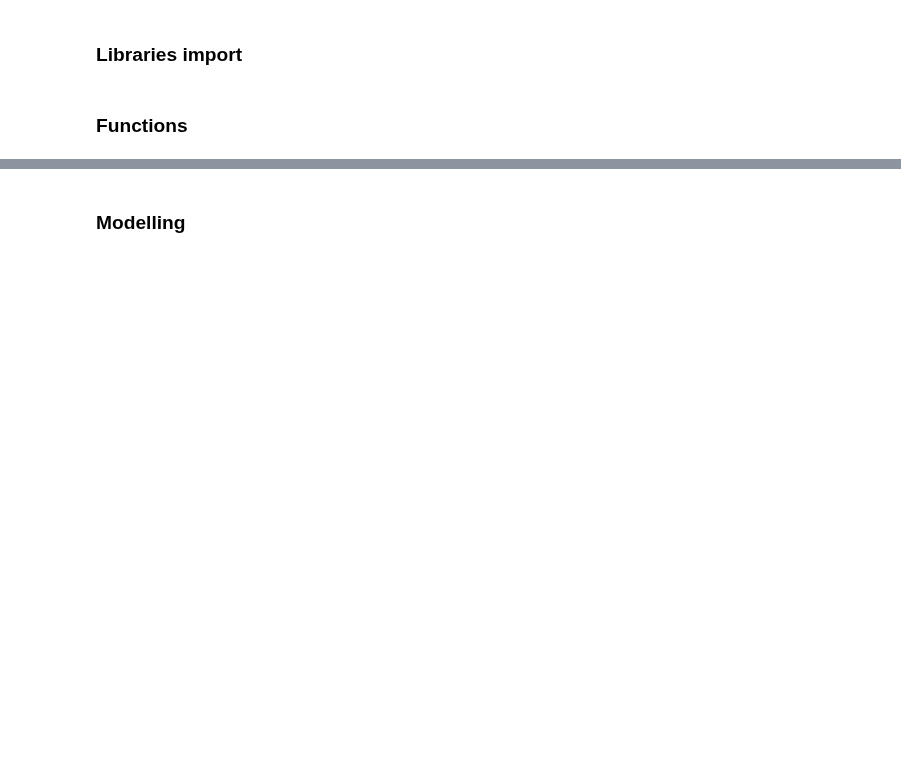
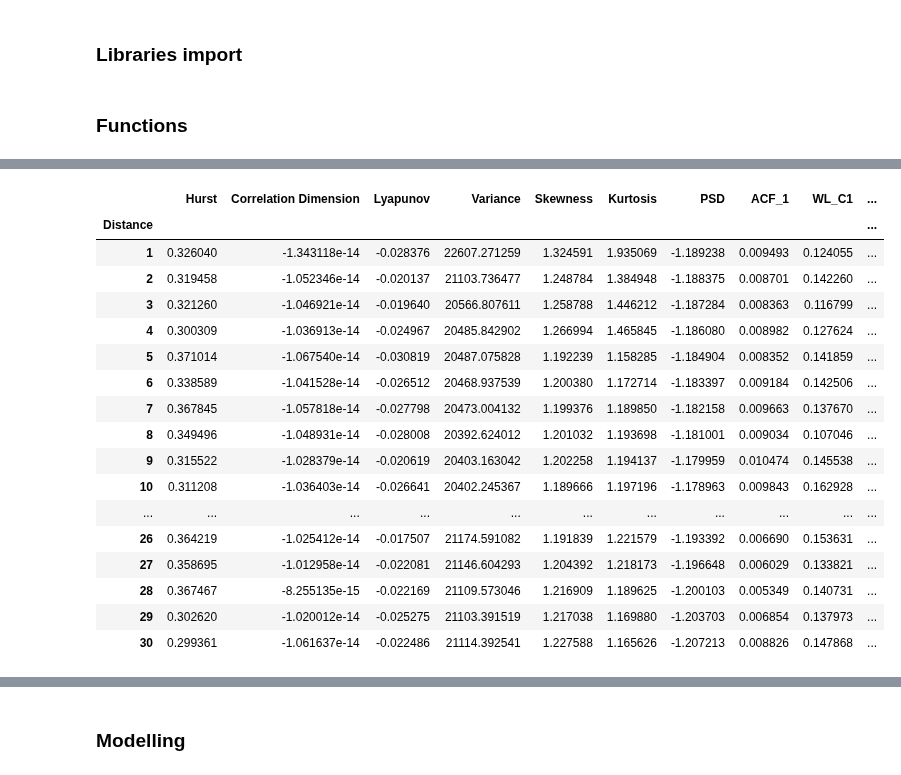
Before and after one commit to lebedevaale/early_warning_model, a Jupyter notebook: modelling.ipynb, the cells around one changed output, grey strips where cells are left out. Saved outputs shown, nothing was run; the diff lists cells and outputs as text; code cells hidden in the pictures; blank space fills up the shorter version.

```diff
--- a/modelling.ipynb
+++ b/modelling.ipynb
@@ -181,0 +278,23 @@ def model_optimization(Y_train,
+# %%
+data_max = data_logdyn.groupby('Distance')[data_logdyn.columns.drop(['Volume', 'MA100', 'Rise', 'Distance', 'Index', 'Ticker'])].min().iloc[:30]
+data_max.to_parquet('Data/final_max.parquet')
+data_max
+# %% [output]
+|  | Hurst | Correlation Dimension | Lyapunov | Variance | Skewness | Kurtosis | PSD | ACF_1 | WL_C1 | ... |
+| Distance |  |  |  |  |  |  |  |  |  | ... |
+| 1 | 0.326040 | -1.343118e-14 | -0.028376 | 22607.271259 | 1.324591 | 1.935069 | -1.189238 | 0.009493 | 0.124055 | ... |
+| 2 | 0.319458 | -1.052346e-14 | -0.020137 | 21103.736477 | 1.248784 | 1.384948 | -1.188375 | 0.008701 | 0.142260 | ... |
+| 3 | 0.321260 | -1.046921e-14 | -0.019640 | 20566.807611 | 1.258788 | 1.446212 | -1.187284 | 0.008363 | 0.116799 | ... |
+| 4 | 0.300309 | -1.036913e-14 | -0.024967 | 20485.842902 | 1.266994 | 1.465845 | -1.186080 | 0.008982 | 0.127624 | ... |
+| 5 | 0.371014 | -1.067540e-14 | -0.030819 | 20487.075828 | 1.192239 | 1.158285 | -1.184904 | 0.008352 | 0.141859 | ... |
+| 6 | 0.338589 | -1.041528e-14 | -0.026512 | 20468.937539 | 1.200380 | 1.172714 | -1.183397 | 0.009184 | 0.142506 | ... |
+| 7 | 0.367845 | -1.057818e-14 | -0.027798 | 20473.004132 | 1.199376 | 1.189850 | -1.182158 | 0.009663 | 0.137670 | ... |
+| 8 | 0.349496 | -1.048931e-14 | -0.028008 | 20392.624012 | 1.201032 | 1.193698 | -1.181001 | 0.009034 | 0.107046 | ... |
+| 9 | 0.315522 | -1.028379e-14 | -0.020619 | 20403.163042 | 1.202258 | 1.194137 | -1.179959 | 0.010474 | 0.145538 | ... |
+| 10 | 0.311208 | -1.036403e-14 | -0.026641 | 20402.245367 | 1.189666 | 1.197196 | -1.178963 | 0.009843 | 0.162928 | ... |
+| ... | ... | ... | ... | ... | ... | ... | ... | ... | ... | ... |
+| 26 | 0.364219 | -1.025412e-14 | -0.017507 | 21174.591082 | 1.191839 | 1.221579 | -1.193392 | 0.006690 | 0.153631 | ... |
+| 27 | 0.358695 | -1.012958e-14 | -0.022081 | 21146.604293 | 1.204392 | 1.218173 | -1.196648 | 0.006029 | 0.133821 | ... |
+| 28 | 0.367467 | -8.255135e-15 | -0.022169 | 21109.573046 | 1.216909 | 1.189625 | -1.200103 | 0.005349 | 0.140731 | ... |
+| 29 | 0.302620 | -1.020012e-14 | -0.025275 | 21103.391519 | 1.217038 | 1.169880 | -1.203703 | 0.006854 | 0.137973 | ... |
+| 30 | 0.299361 | -1.061637e-14 | -0.022486 | 21114.392541 | 1.227588 | 1.165626 | -1.207213 | 0.008826 | 0.147868 | ... |
```
Also changed, not shown: parts of 12 cells of this notebook, 4 other files.
